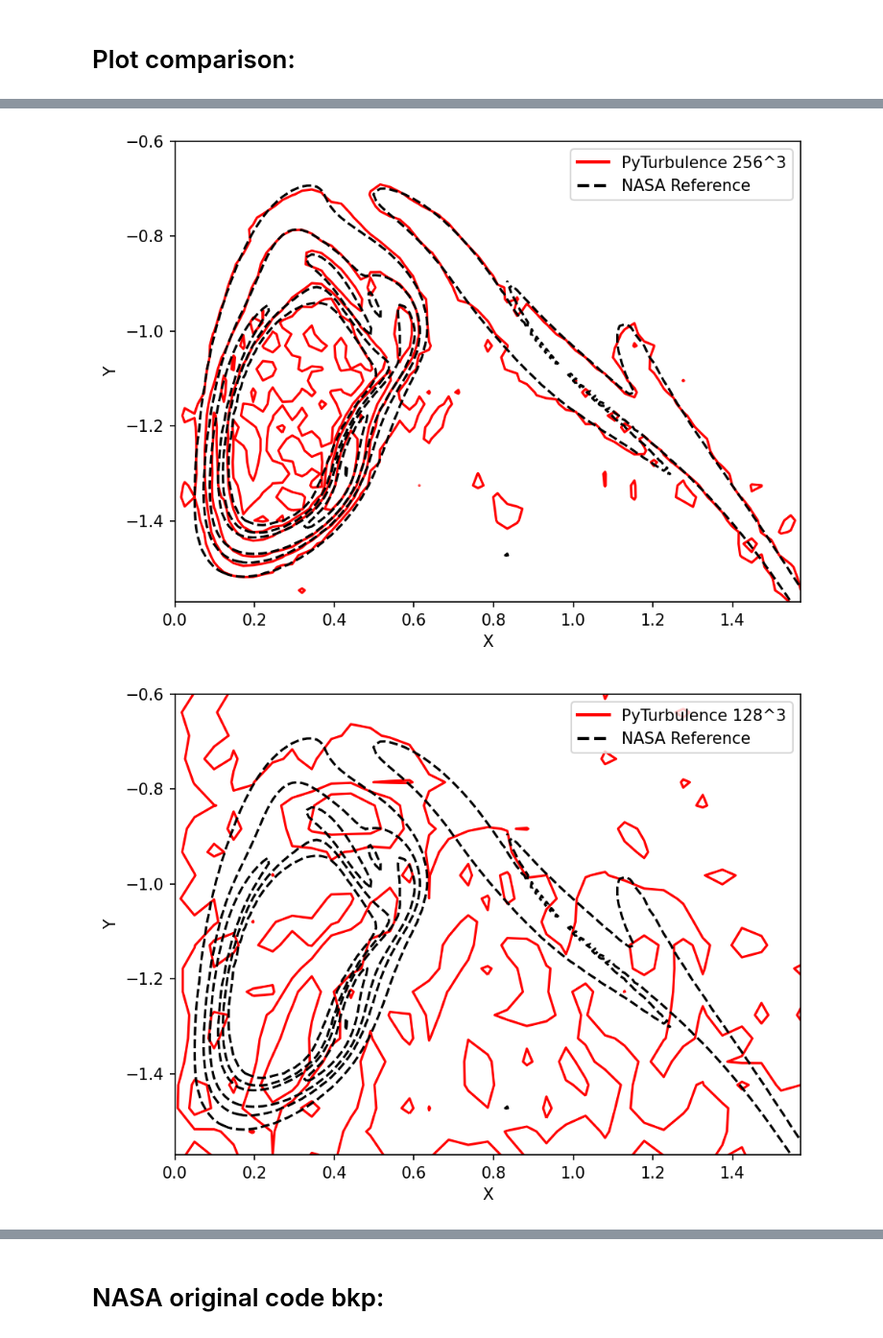
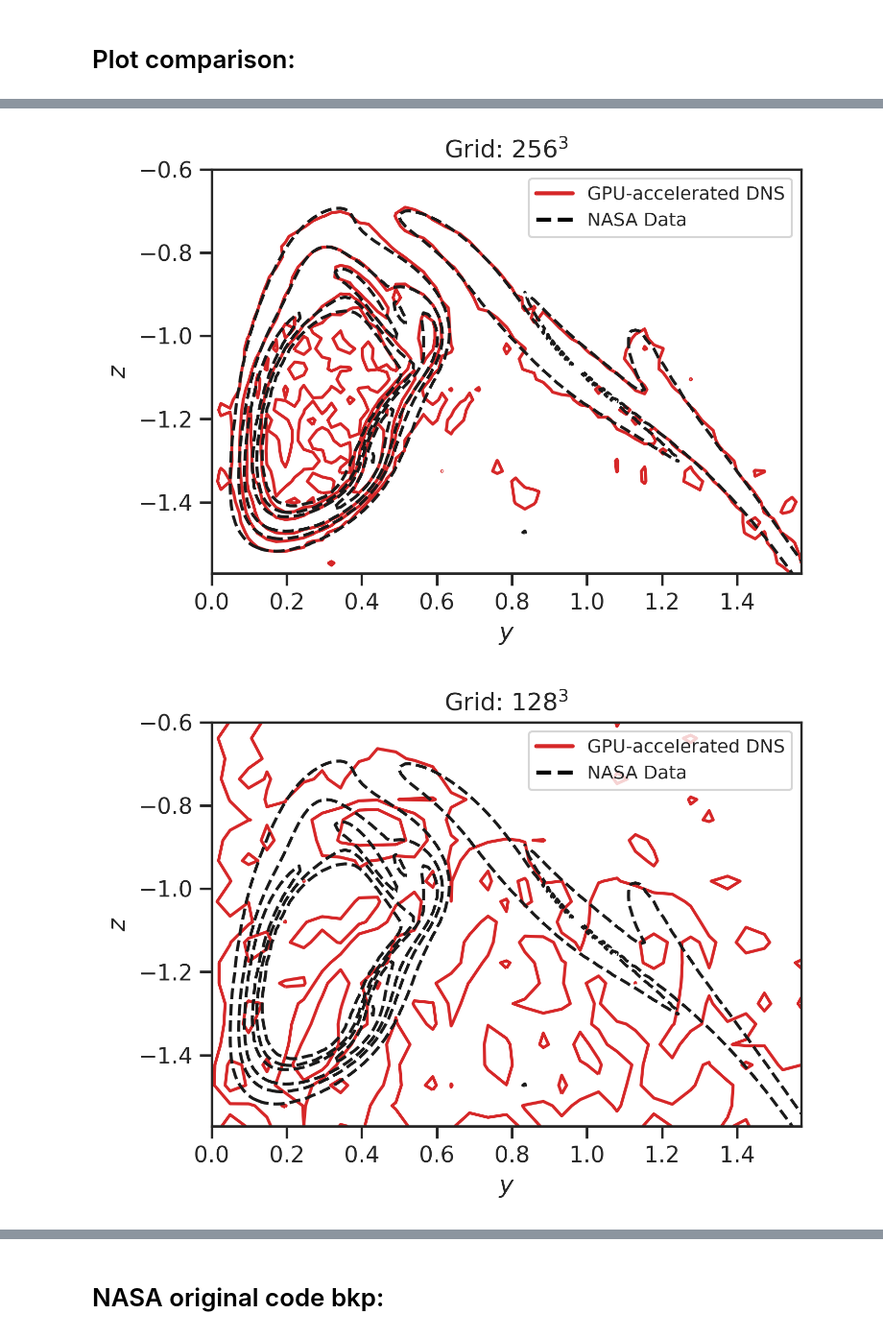
Before and after one commit to adsmendesdaniel/PyTurbulence, a Jupyter notebook: Data_analysis/NASA_isocontours_comparison.ipynb, the cells around one changed output, grey strips where cells are left out. Shown at 96% size. Cells and saved outputs as stored; diff of their text form; code cells hidden in the pictures.

Commit message:
Add new plots for the isocontours

```diff
--- a/Data_analysis/NASA_isocontours_comparison.ipynb
+++ b/Data_analysis/NASA_isocontours_comparison.ipynb
@@ -222,9 +254,10 @@ plt.show()
 # %%
 # Create contour plot
-fig, ax = plt.subplots(figsize=(6.4, 4.8), dpi=150)
+sns.set_theme(style="ticks", context='notebook', palette='colorblind')
+fig, ax = plt.subplots(figsize=(6.4*0.8, 4.8*0.8), dpi=300)
 
 # Plot contours
-ax.contour(x_512, y_512, data_512.T, levels=[1, 5, 10, 20, 30], colors="red")
+ax.contour(x_512, y_512, data_512.T, levels=[1, 5, 10, 20, 30], colors="tab:red")
 ax.contour(
     x_nasa, y_nasa, data_nasa, levels=[1, 5, 10, 20, 30], colors="k", linestyles="--"
 )
@@ -235,24 +268,26 @@ ax.set_ylim(-np.pi / 2, -0.6)
 
 # Add colorbar and labels
 # plt.colorbar(contours)
-ax.set_xlabel("X")
-ax.set_ylabel("Y")
+plt.title(rf"Grid: $512^3$")
+ax.set_xlabel(rf"$y$")
+ax.set_ylabel(rf"$z$")
 
 legend_elements = [
-    Line2D([0], [0], color="red", lw=2, label="PyTurbulence 512^3"),
-    Line2D([0], [0], color="black", lw=2, linestyle="--", label="NASA Reference"),
+    Line2D([0], [0], color="tab:red", lw=2, label="GPU-accelerated DNS"),
+    Line2D([0], [0], color="black", lw=2, linestyle="--", label="NASA Data"),
 ]
-ax.legend(handles=legend_elements)
+ax.legend(handles=legend_elements, fontsize=9)
 
 plt.tight_layout()
 plt.show()
 
 
 # Create contour plot
-fig, ax = plt.subplots(figsize=(6.4, 4.8), dpi=150)
+sns.set_theme(style="ticks", context='notebook', palette='colorblind')
+fig, ax = plt.subplots(figsize=(6.4*0.8, 4.8*0.8), dpi=300)
 
 # Plot contours
-ax.contour(x_256, y_256, data_256.T, levels=[1, 5, 10, 20, 30], colors="red")
+ax.contour(x_256, y_256, data_256.T, levels=[1, 5, 10, 20, 30], colors="tab:red")
 ax.contour(
     x_nasa, y_nasa, data_nasa, levels=[1, 5, 10, 20, 30], colors="k", linestyles="--"
 )
@@ -263,24 +298,26 @@ ax.set_ylim(-np.pi / 2, -0.6)
 
 # Add colorbar and labels
 # plt.colorbar(contours)
-ax.set_xlabel("X")
-ax.set_ylabel("Y")
+plt.title(rf"Grid: $256^3$")
+ax.set_xlabel(rf"$y$")
+ax.set_ylabel(rf"$z$")
 
 legend_elements = [
-    Line2D([0], [0], color="red", lw=2, label="PyTurbulence 256^3"),
-    Line2D([0], [0], color="black", lw=2, linestyle="--", label="NASA Reference"),
+    Line2D([0], [0], color="tab:red", lw=2, label="GPU-accelerated DNS"),
+    Line2D([0], [0], color="black", lw=2, linestyle="--", label="NASA Data"),
 ]
-ax.legend(handles=legend_elements)
+ax.legend(handles=legend_elements, fontsize=9)
 
 plt.tight_layout()
 plt.show()
 
 
 # Create contour plot
-fig, ax = plt.subplots(figsize=(6.4, 4.8), dpi=150)
+sns.set_theme(style="ticks", context='notebook', palette='colorblind')
+fig, ax = plt.subplots(figsize=(6.4*0.8, 4.8*0.8), dpi=300)
 
 # Plot contours
-ax.contour(x_128, y_128, data_128.T, levels=[1, 5, 10, 20, 30], colors="red")
+ax.contour(x_128, y_128, data_128.T, levels=[1, 5, 10, 20, 30], colors="tab:red")
 ax.contour(
     x_nasa, y_nasa, data_nasa, levels=[1, 5, 10, 20, 30], colors="k", linestyles="--"
 )
@@ -291,24 +328,26 @@ ax.set_ylim(-np.pi / 2, -0.6)
 
 # Add colorbar and labels
 # plt.colorbar(contours)
-ax.set_xlabel("X")
-ax.set_ylabel("Y")
+plt.title(rf"Grid: $128^3$")
+ax.set_xlabel(rf"$y$")
+ax.set_ylabel(rf"$z$")
 
 legend_elements = [
-    Line2D([0], [0], color="red", lw=2, label="PyTurbulence 128^3"),
-    Line2D([0], [0], color="black", lw=2, linestyle="--", label="NASA Reference"),
+    Line2D([0], [0], color="tab:red", lw=2, label="GPU-accelerated DNS"),
+    Line2D([0], [0], color="black", lw=2, linestyle="--", label="NASA Data"),
 ]
-ax.legend(handles=legend_elements)
+ax.legend(handles=legend_elements, fontsize=9)
 
 plt.tight_layout()
 plt.show()
 
 
 # Create contour plot
-fig, ax = plt.subplots(figsize=(6.4, 4.8), dpi=150)
+sns.set_theme(style="ticks", context='notebook', palette='colorblind')
+fig, ax = plt.subplots(figsize=(6.4*0.8, 4.8*0.8), dpi=300)
 
 # Plot contours
-ax.contour(x_64, y_64, data_64.T, levels=[1, 5, 10, 20, 30], colors="red")
+ax.contour(x_64, y_64, data_64.T, levels=[1, 5, 10, 20, 30], colors="tab:red")
 ax.contour(
     x_nasa, y_nasa, data_nasa, levels=[1, 5, 10, 20, 30], colors="k", linestyles="--"
 )
@@ -319,14 +358,15 @@ ax.set_ylim(-np.pi / 2, -0.6)
 
 # Add colorbar and labels
 # plt.colorbar(contours)
-ax.set_xlabel("X")
-ax.set_ylabel("Y")
+plt.title(rf"Grid: $64^3$")
+ax.set_xlabel(rf"$y$")
+ax.set_ylabel(rf"$z$")
 
 legend_elements = [
-    Line2D([0], [0], color="red", lw=2, label="PyTurbulence 64^3"),
-    Line2D([0], [0], color="black", lw=2, linestyle="--", label="NASA Reference"),
+    Line2D([0], [0], color="tab:red", lw=2, label="GPU-accelerated DNS"),
+    Line2D([0], [0], color="black", lw=2, linestyle="--", label="NASA Data"),
 ]
-ax.legend(handles=legend_elements)
+ax.legend(handles=legend_elements, fontsize=9)
 
 plt.tight_layout()
 plt.show()
@@ -335,2 +375,2 @@ plt.show()
-[figure, old version]
+[figure, new version]
-[figure, old version]
+[figure, new version]
```
Also changed, not shown: parts of 8 cells of this notebook, 4 other files.
